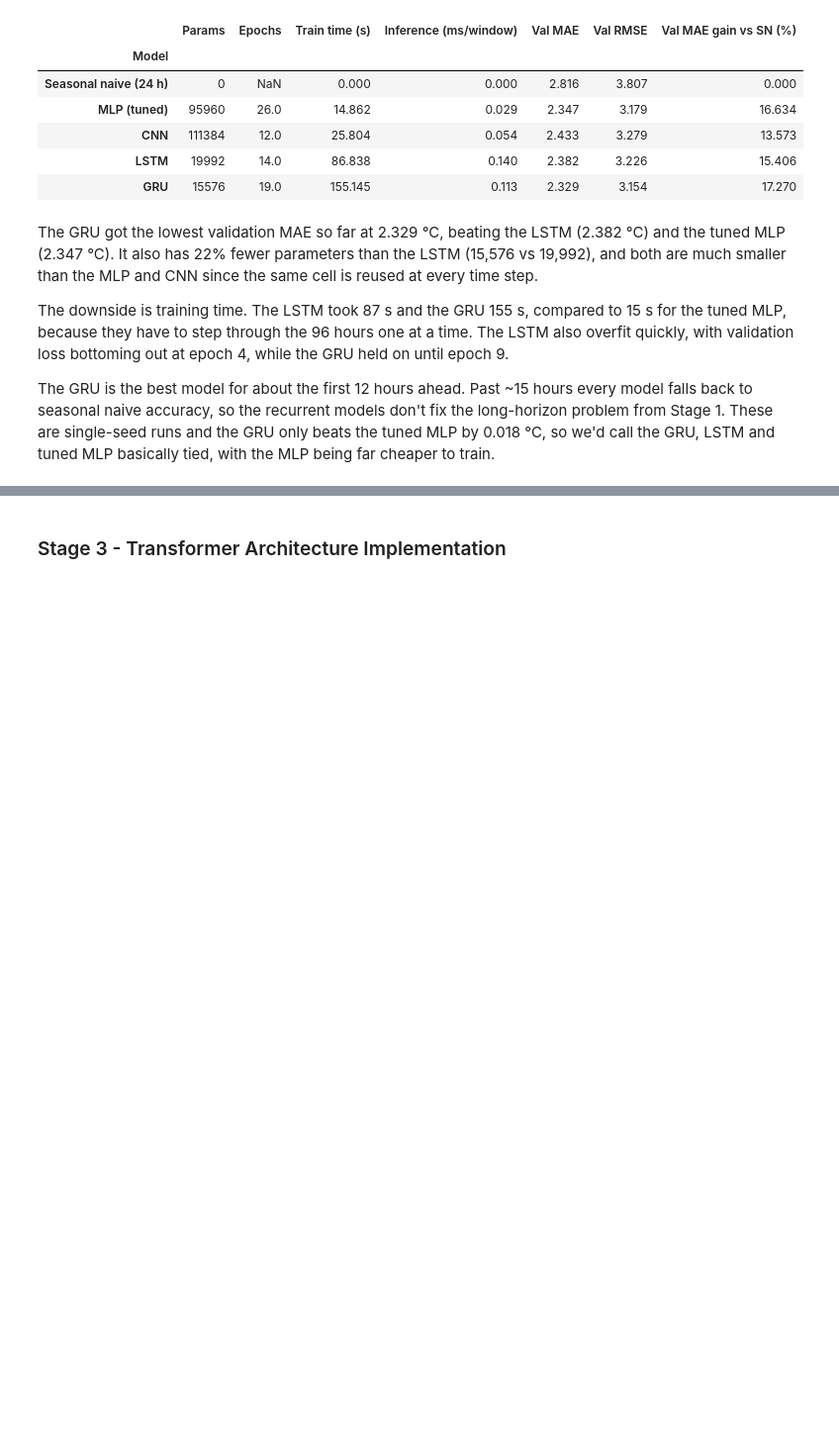
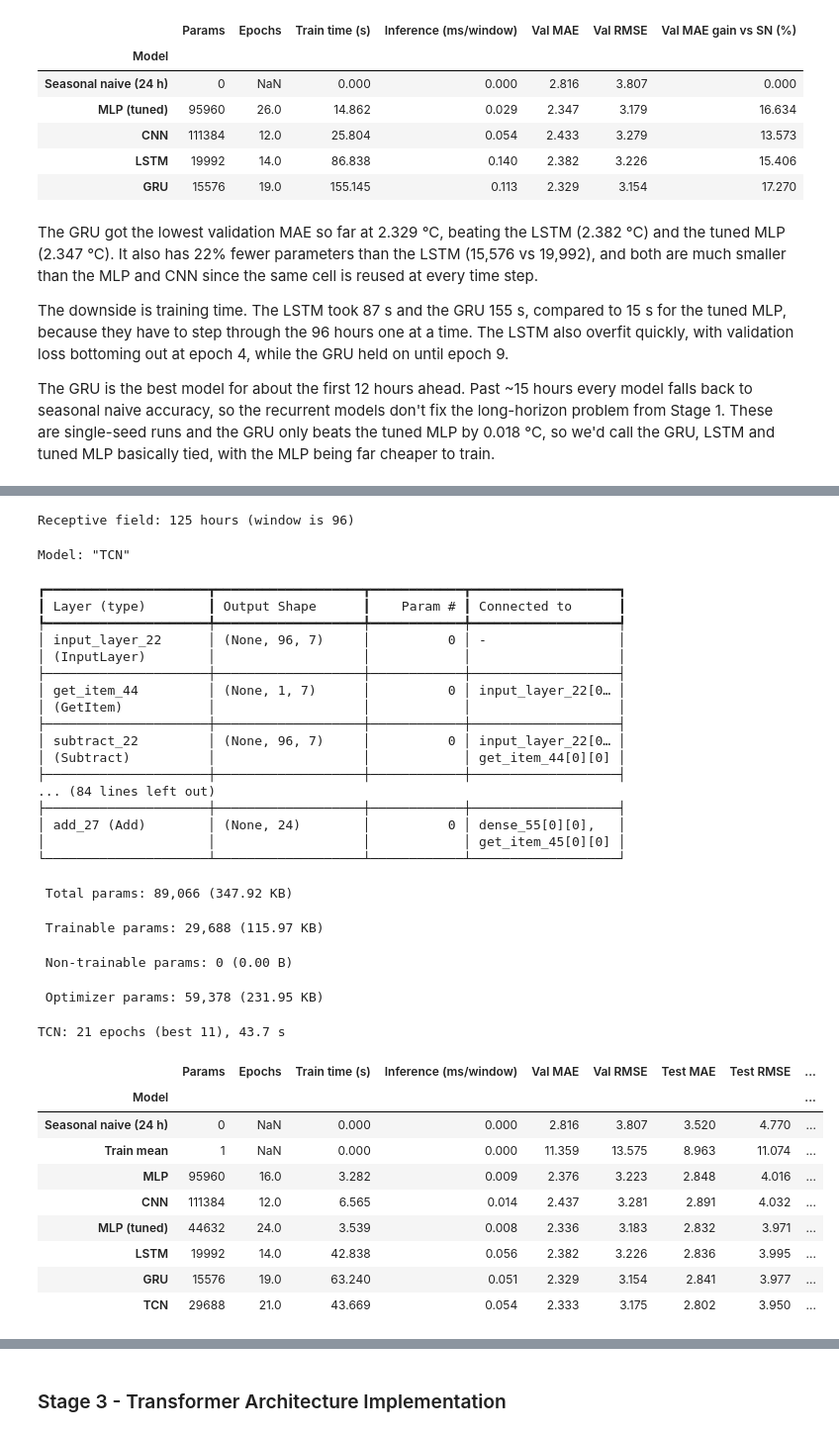
Before and after one commit to janwod/TransformerTempTracker, a Jupyter notebook: AISE4010_Project_Group07.ipynb, the cells around one changed output, grey strips where cells are left out. Shown at 99% size. Drawn from its saved outputs; the diff is of its cells as text; code cells hidden in the pictures; blank space fills up the shorter version.

```diff
--- a/AISE4010_Project_Group07.ipynb
+++ b/AISE4010_Project_Group07.ipynb
@@ -1053,0 +1089,52 @@ The GRU is the best model for about the first 12 hours ahead. Past ~15 hours eve
+# %%
+TCN_CONFIG = {'filters': 32, 'kernel_size': 3, 'dilations': (1, 2, 4, 8, 16), 'dropout': 0.2,
+              'lr': 1e-3, 'batch_size': 64}
+
+# Two convs per block, so every dilation adds 2 * (kernel_size - 1) * dilation hours of reach.
+receptive_field = 1 + 2 * (TCN_CONFIG['kernel_size'] - 1) * sum(TCN_CONFIG['dilations'])
+print(f'Receptive field: {receptive_field} hours (window is {LOOKBACK})')
+assert receptive_field >= LOOKBACK, 'TCN would not see the whole input window'
+
+tcn, tcn_hist, tcn_time = fit_model(build_tcn, **TCN_CONFIG)
+tcn.summary()
+
+tcn_val_pred, tcn_test_pred = evaluate_model('TCN', tcn, tcn_hist, tcn_time)
+tcn_epochs = len(tcn_hist.history['loss'])
+tcn_best = int(np.argmin(tcn_hist.history['val_loss'])) + 1
+print(f'TCN: {tcn_epochs} epochs (best {tcn_best}), {tcn_time:.1f} s')
+display(comparison_table())
+# %% [output]
+Receptive field: 125 hours (window is 96)
+Model: "TCN"
+┏━━━━━━━━━━━━━━━━━━━━━┳━━━━━━━━━━━━━━━━━━━┳━━━━━━━━━━━━┳━━━━━━━━━━━━━━━━━━━┓
+┃ Layer (type)        ┃ Output Shape      ┃    Param # ┃ Connected to      ┃
+┡━━━━━━━━━━━━━━━━━━━━━╇━━━━━━━━━━━━━━━━━━━╇━━━━━━━━━━━━╇━━━━━━━━━━━━━━━━━━━┩
+│ input_layer_22      │ (None, 96, 7)     │          0 │ -                 │
+│ (InputLayer)        │                   │            │                   │
+├─────────────────────┼───────────────────┼────────────┼───────────────────┤
+│ get_item_44         │ (None, 1, 7)      │          0 │ input_layer_22[0… │
+│ (GetItem)           │                   │            │                   │
+├─────────────────────┼───────────────────┼────────────┼───────────────────┤
+│ subtract_22         │ (None, 96, 7)     │          0 │ input_layer_22[0… │
+│ (Subtract)          │                   │            │ get_item_44[0][0] │
+├─────────────────────┼───────────────────┼────────────┼───────────────────┤
+... (84 lines left out)
+├─────────────────────┼───────────────────┼────────────┼───────────────────┤
+│ add_27 (Add)        │ (None, 24)        │          0 │ dense_55[0][0],   │
+│                     │                   │            │ get_item_45[0][0] │
+└─────────────────────┴───────────────────┴────────────┴───────────────────┘
+ Total params: 89,066 (347.92 KB)
+ Trainable params: 29,688 (115.97 KB)
+ Non-trainable params: 0 (0.00 B)
+ Optimizer params: 59,378 (231.95 KB)
+TCN: 21 epochs (best 11), 43.7 s
+|  | Params | Epochs | Train time (s) | Inference (ms/window) | Val MAE | Val RMSE | Test MAE | Test RMSE | ... |
+| Model |  |  |  |  |  |  |  |  | ... |
+| Seasonal naive (24 h) | 0 | NaN | 0.000 | 0.000 | 2.816 | 3.807 | 3.520 | 4.770 | ... |
+| Train mean | 1 | NaN | 0.000 | 0.000 | 11.359 | 13.575 | 8.963 | 11.074 | ... |
+| MLP | 95960 | 16.0 | 3.282 | 0.009 | 2.376 | 3.223 | 2.848 | 4.016 | ... |
+| CNN | 111384 | 12.0 | 6.565 | 0.014 | 2.437 | 3.281 | 2.891 | 4.032 | ... |
+| MLP (tuned) | 44632 | 24.0 | 3.539 | 0.008 | 2.336 | 3.183 | 2.832 | 3.971 | ... |
+| LSTM | 19992 | 14.0 | 42.838 | 0.056 | 2.382 | 3.226 | 2.836 | 3.995 | ... |
+| GRU | 15576 | 19.0 | 63.240 | 0.051 | 2.329 | 3.154 | 2.841 | 3.977 | ... |
+| TCN | 29688 | 21.0 | 43.669 | 0.054 | 2.333 | 3.175 | 2.802 | 3.950 | ... |
```
Also changed, not shown: parts of 8 cells of this notebook.
